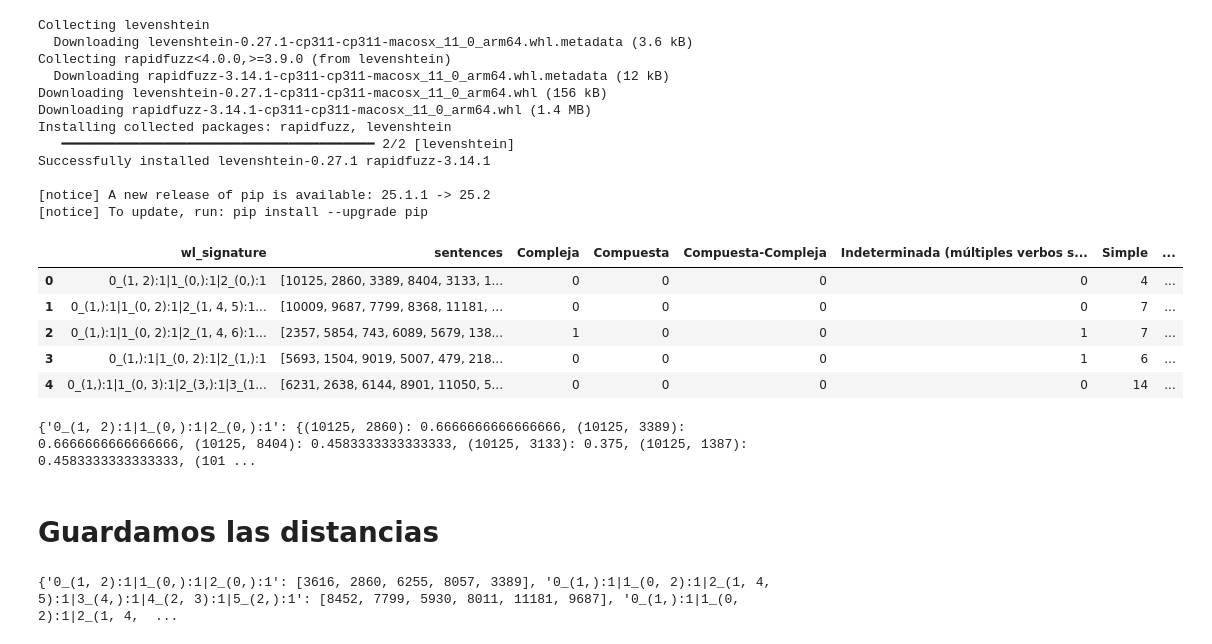
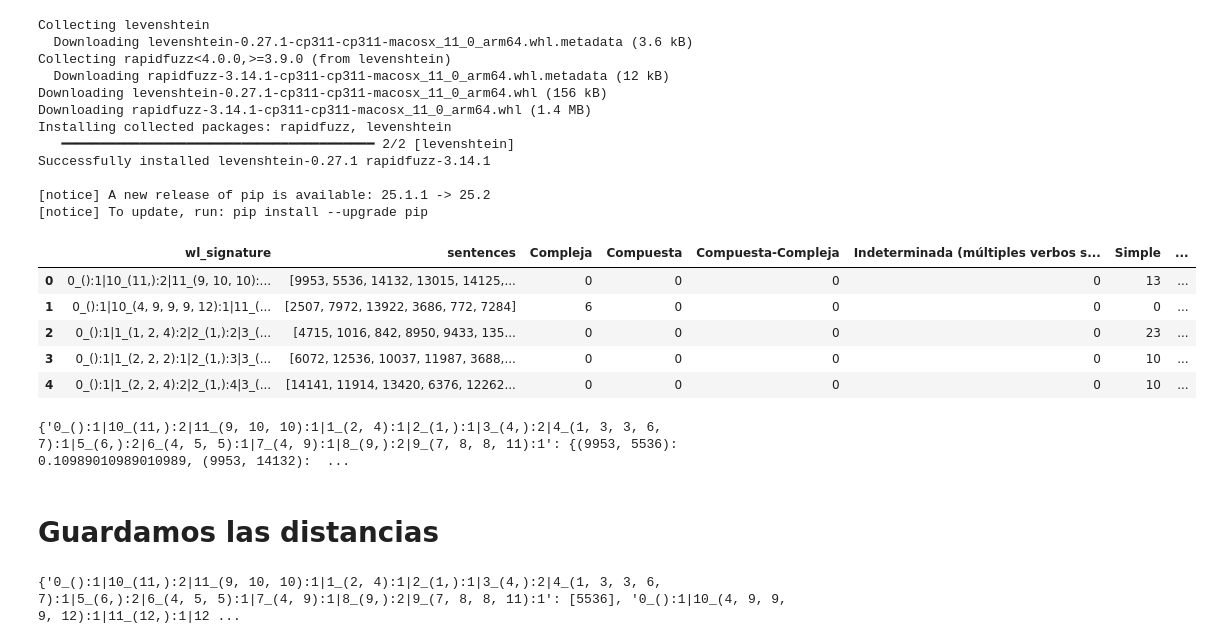
Before and after one commit to jesalasc/universal-dependencies-centrality, a Jupyter notebook: tree_distance/phrase_distances.ipynb, the cells around one changed output. Drawn from its saved outputs; the diff is of its cells as text; code cells hidden in the pictures.

Commit message:
Isomorphic with distance 1 done

```diff
--- a/tree_distance/phrase_distances.ipynb
+++ b/tree_distance/phrase_distances.ipynb
@@ -18,16 +18,16 @@ Successfully installed levenshtein-0.27.1 rapidfuzz-3.14.1
 # %%
 from Levenshtein import distance
 import pandas as pd
 
-df_groups = pd.read_csv("../BBDD_isomorphic_labeled_filtered_>5.csv", sep=";")
+df_groups = pd.read_csv("../BBDD_isomorphic_labeled_distance_filtered_>5.csv", sep=";")
 df_groups.head()
 # %% [output]
 |  | wl_signature | sentences | Compleja | Compuesta | Compuesta-Compleja | Indeterminada (múltiples verbos s... | Simple | ... |
-| 0 | 0_(1, 2):1|1_(0,):1|2_(0,):1 | [10125, 2860, 3389, 8404, 3133, 1... | 0 | 0 | 0 | 0 | 4 | ... |
-| 1 | 0_(1,):1|1_(0, 2):1|2_(1, 4, 5):1... | [10009, 9687, 7799, 8368, 11181, ... | 0 | 0 | 0 | 0 | 7 | ... |
-| 2 | 0_(1,):1|1_(0, 2):1|2_(1, 4, 6):1... | [2357, 5854, 743, 6089, 5679, 138... | 1 | 0 | 0 | 1 | 7 | ... |
-| 3 | 0_(1,):1|1_(0, 2):1|2_(1,):1 | [5693, 1504, 9019, 5007, 479, 218... | 0 | 0 | 0 | 1 | 6 | ... |
-| 4 | 0_(1,):1|1_(0, 3):1|2_(3,):1|3_(1... | [6231, 2638, 6144, 8901, 11050, 5... | 0 | 0 | 0 | 0 | 14 | ... |
+| 0 | 0_():1|10_(11,):2|11_(9, 10, 10):... | [9953, 5536, 14132, 13015, 14125,... | 0 | 0 | 0 | 0 | 13 | ... |
+| 1 | 0_():1|10_(4, 9, 9, 9, 12):1|11_(... | [2507, 7972, 13922, 3686, 772, 7284] | 6 | 0 | 0 | 0 | 0 | ... |
+| 2 | 0_():1|1_(1, 2, 4):2|2_(1,):2|3_(... | [4715, 1016, 842, 8950, 9433, 135... | 0 | 0 | 0 | 0 | 23 | ... |
+| 3 | 0_():1|1_(2, 2, 2):1|2_(1,):3|3_(... | [6072, 12536, 10037, 11987, 3688,... | 0 | 0 | 0 | 0 | 10 | ... |
+| 4 | 0_():1|1_(2, 2, 4):2|2_(1,):4|3_(... | [14141, 11914, 13420, 6376, 12262... | 0 | 0 | 0 | 0 | 10 | ... |
 # %%
 import networkx as nx
 import itertools
@@ -64,7 +64,7 @@ for index, row in df_groups.iterrows():
 
 print(distances_by_group)
 # %% [output]
-{'0_(1, 2):1|1_(0,):1|2_(0,):1': {(10125, 2860): 0.6666666666666666, (10125, 3389): 0.6666666666666666, (10125, 8404): 0.4583333333333333, (10125, 3133): 0.375, (10125, 1387): 0.4583333333333333, (101 ...
+{'0_():1|10_(11,):2|11_(9, 10, 10):1|1_(2, 4):1|2_(1,):1|3_(4,):2|4_(1, 3, 3, 6, 7):1|5_(6,):2|6_(4, 5, 5):1|7_(4, 9):1|8_(9,):2|9_(7, 8, 8, 11):1': {(9953, 5536): 0.10989010989010989, (9953, 14132):  ...
 # %% [markdown]
 # Guardamos las distancias
 # %%
@@ -108,7 +108,10 @@ def ids_without_close_neighbors(dist, threshold, assume_missing=None, ensure_non
         return result
 
     else:
-        return [list(ids)[0]]
+        try:
+            return [list(ids)[0]]
+        except IndexError:
+            return []
 
 final_phrases = {}
 for sign, dist in distances_by_group.items():
@@ -116,7 +119,7 @@ for sign, dist in distances_by_group.items():
     final_phrases[sign] = list(ids)
 print(final_phrases)
 # %% [output]
-{'0_(1, 2):1|1_(0,):1|2_(0,):1': [3616, 2860, 6255, 8057, 3389], '0_(1,):1|1_(0, 2):1|2_(1, 4, 5):1|3_(4,):1|4_(2, 3):1|5_(2,):1': [8452, 7799, 5930, 8011, 11181, 9687], '0_(1,):1|1_(0, 2):1|2_(1, 4,  ...
+{'0_():1|10_(11,):2|11_(9, 10, 10):1|1_(2, 4):1|2_(1,):1|3_(4,):2|4_(1, 3, 3, 6, 7):1|5_(6,):2|6_(4, 5, 5):1|7_(4, 9):1|8_(9,):2|9_(7, 8, 8, 11):1': [5536], '0_():1|10_(4, 9, 9, 9, 12):1|11_(12,):1|12 ...
 # %%
 import json, datetime
 
```
Also changed, not shown: parts of 1 cell of this notebook, 4 other files.
